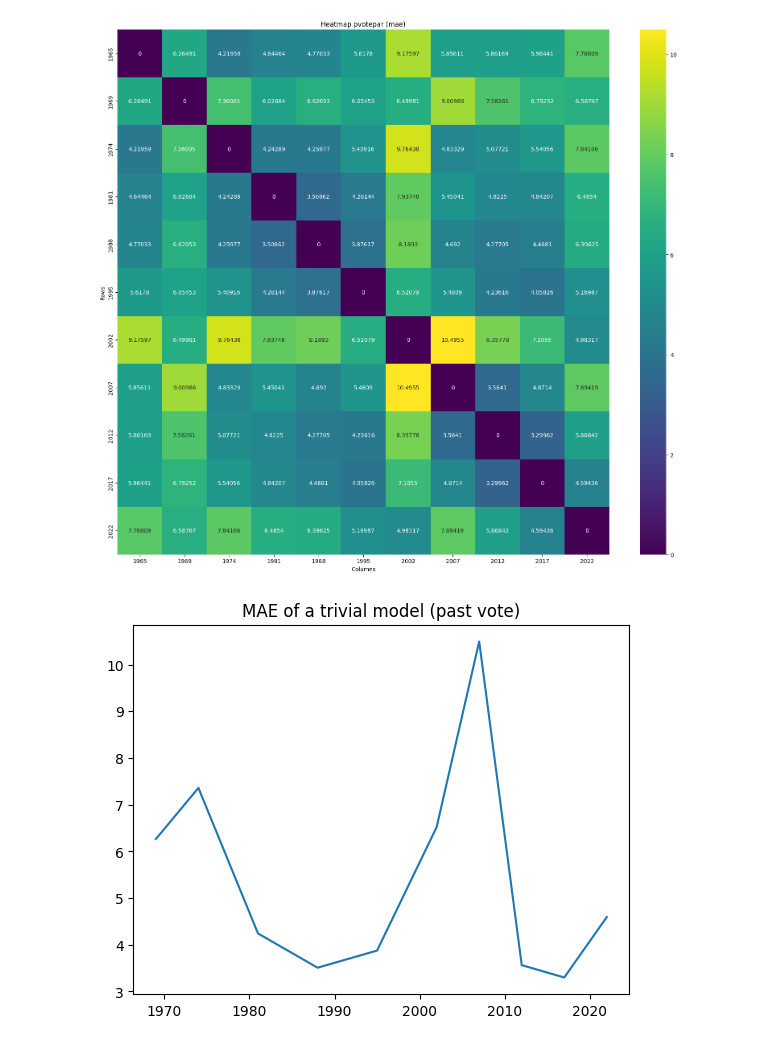
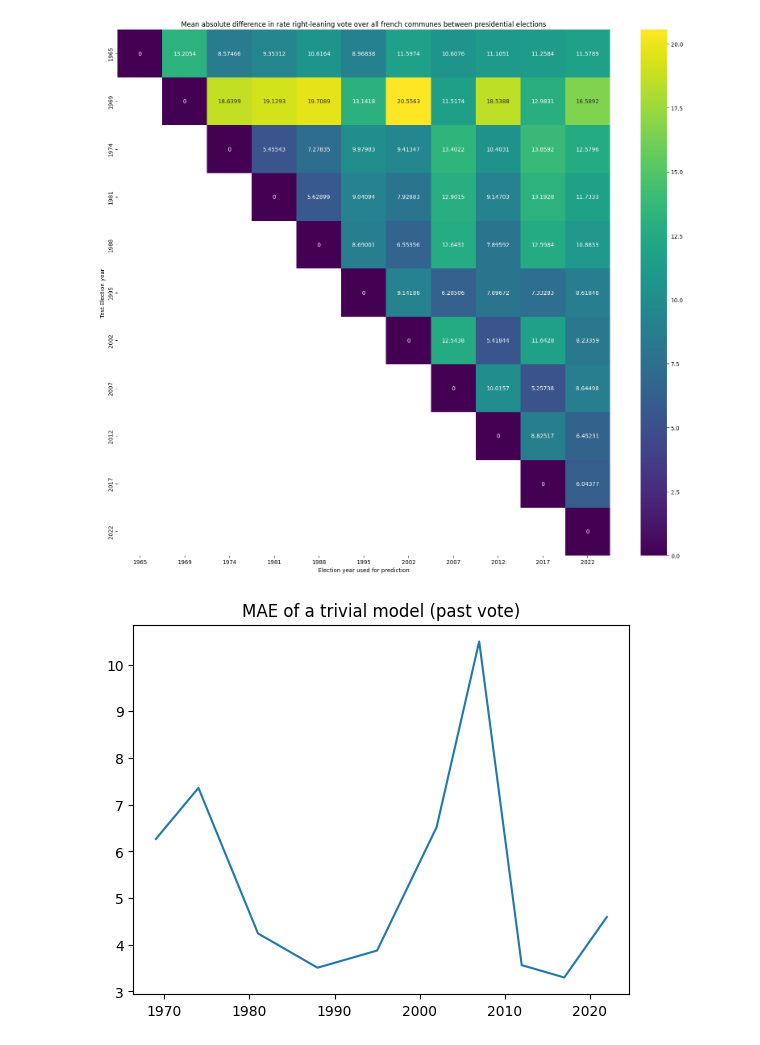
Before and after one commit to artmanceau/electera, a Jupyter notebook: notebooks/model/vote_stability.ipynb, the cells around one changed output. Cells and saved outputs as stored; diff of their text form; code cells hidden in the pictures.

```diff
--- a/notebooks/model/vote_stability.ipynb
+++ b/notebooks/model/vote_stability.ipynb
@@ -18,7 +18,7 @@ lf = pl.scan_parquet(
     ),
 ).collect()
 # %%
-def produce_heatmap(var='pvotepar', election_type='presidentiel', metric='mae', min_year=0, max_year=3000):
+def produce_heatmap(var='pvotepar', election_type='presidentiel', metric='mae', min_year=0, max_year=3000, title=""):
     years = sorted(lf.filter(pl.col('election_type')==election_type).filter(pl.col('annee')>min_year).filter(pl.col('annee')<max_year).select('annee').unique().get_column('annee').to_list())
     matrix = np.zeros((len(years), len(years)))
     for i, year1 in enumerate(years):
@@ -41,17 +41,17 @@ def produce_heatmap(var='pvotepar', election_type='presidentiel', metric='mae',
             matrix[i, j] = x.get_column(metric).item(0)
 
     plt.figure(figsize=(16, 14))
-    sns.heatmap(matrix*100, annot=True, cmap="viridis", fmt="g", xticklabels=years, yticklabels=years)
-    plt.title(f"Heatmap {var} ({metric})")
-    plt.xlabel("Columns")
-    plt.ylabel("Rows")
+    sns.heatmap(matrix*100, annot=True, cmap="viridis", fmt="g", xticklabels=years, yticklabels=years, mask=np.tril(matrix*100))
+    plt.title(title)
+    plt.xlabel("Election year used for prediction")
+    plt.ylabel("Test Election year")
     plt.tight_layout()
     plt.show()
     return years, matrix
 # %%
-years, matrix = produce_heatmap(var='pvotepar', election_type='presidentiel', metric='mae', min_year=1950)
+years, matrix = produce_heatmap(var='pvoteTD', election_type='presidentiel', metric='mae', min_year=1950, title='Mean absolute difference in rate right-leaning vote over all french communes between presidential elections')
 # %% [output]
-[figure, old version]
+[figure, new version]
 # %%
 def plot_backtest_error(k=1):
     backtest_error = np.diag(matrix, k=k)
```
Also changed, not shown: 14 other files.
